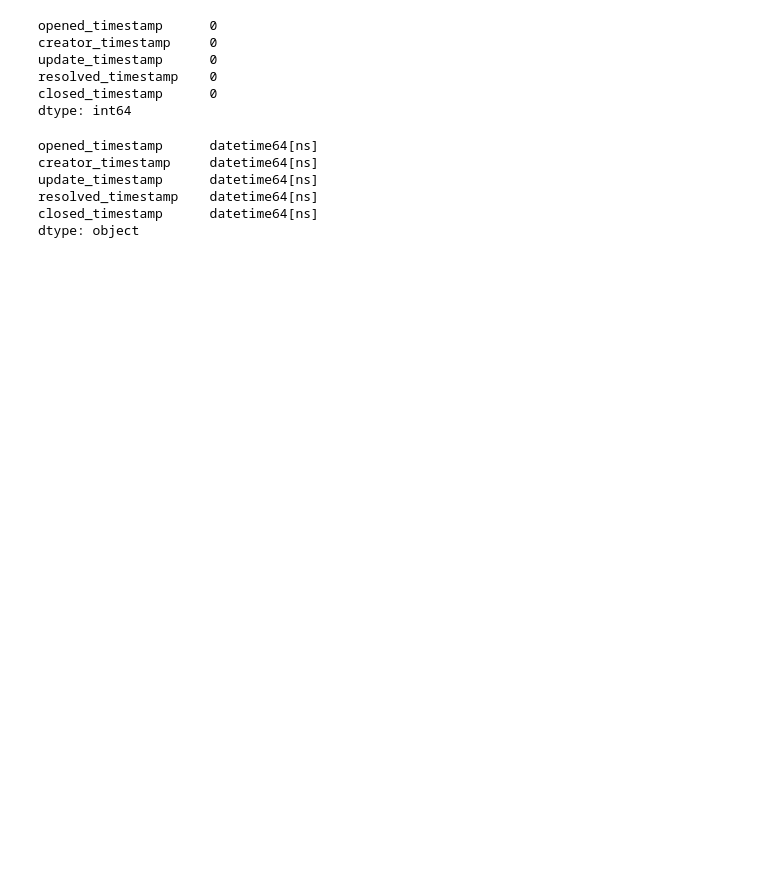
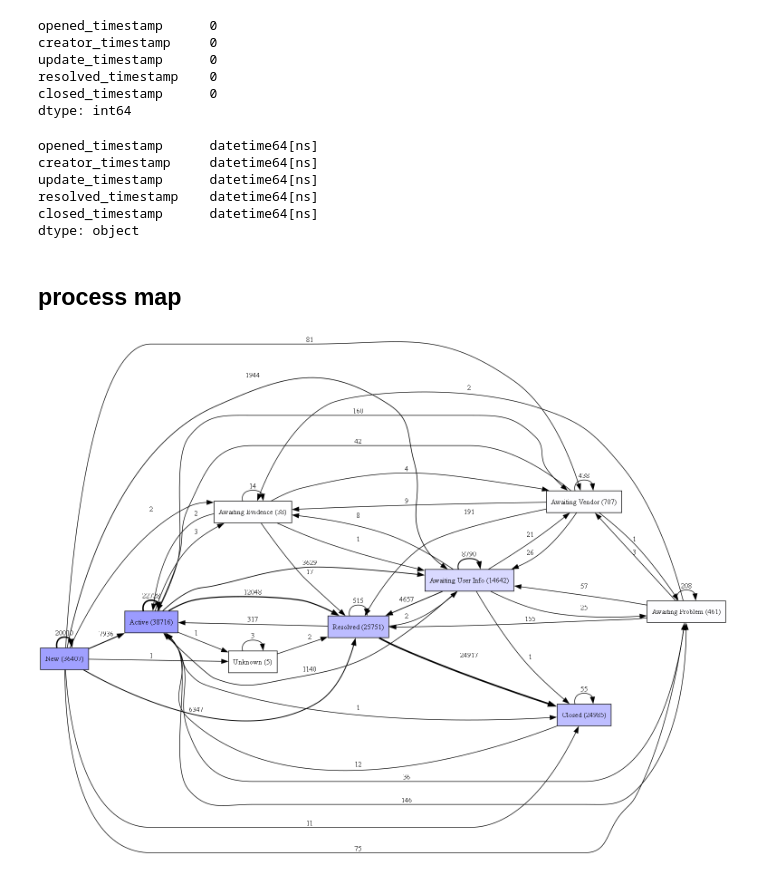
Before and after one commit to shashankgarewal/temporal-sequence-eventLog, a Jupyter notebook: notebooks/01_data_inspection.ipynb, the cells around one changed output. Drawn from its saved outputs; the diff is of its cells as text; code cells hidden in the pictures; blank space fills up the shorter version.

Commit message:
Add dfg process map

```diff
--- a/notebooks/01_data_inspection.ipynb
+++ b/notebooks/01_data_inspection.ipynb
@@ -451,3 +453,28 @@ update_timestamp      datetime64[ns]
 resolved_timestamp    datetime64[ns]
 closed_timestamp      datetime64[ns]
 dtype: object
+# %% [markdown]
+## process map
+# %%
+import pm4py
+from pm4py.objects.conversion.log import converter as log_converter
+from pm4py.algo.discovery.dfg import algorithm as dfg_discovery
+from pm4py.visualization.dfg import visualizer as dfg_vis
+
+# pm4py require specific column name
+pm_df = df[["case_id", "case_status", "update_timestamp"]].dropna()
+pm_df = pm_df.rename(columns={
+    "case_id": "case:concept:name",
+    "case_status": "concept:name",
+    "update_timestamp": "time:timestamp"
+})
+# %%
+# dfg discovery map
+log = log_converter.apply(pm_df)
+dfg = dfg_discovery.apply(log)
+
+# plot
+gviz = dfg_vis.apply(dfg, log=log)
+dfg_vis.view(gviz)
+# %% [output]
+[figure, added]
```
Also changed, not shown: parts of 15 cells of this notebook.
